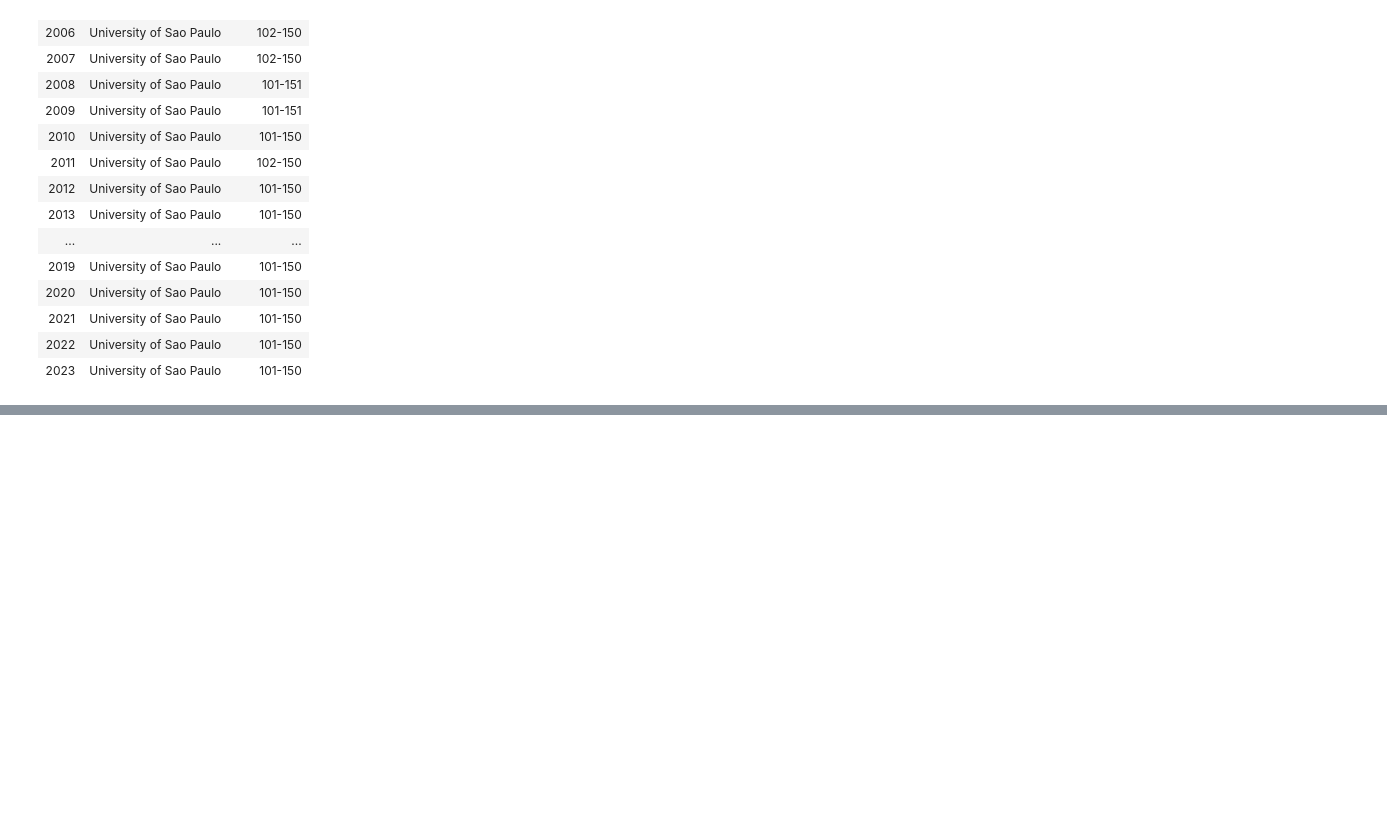
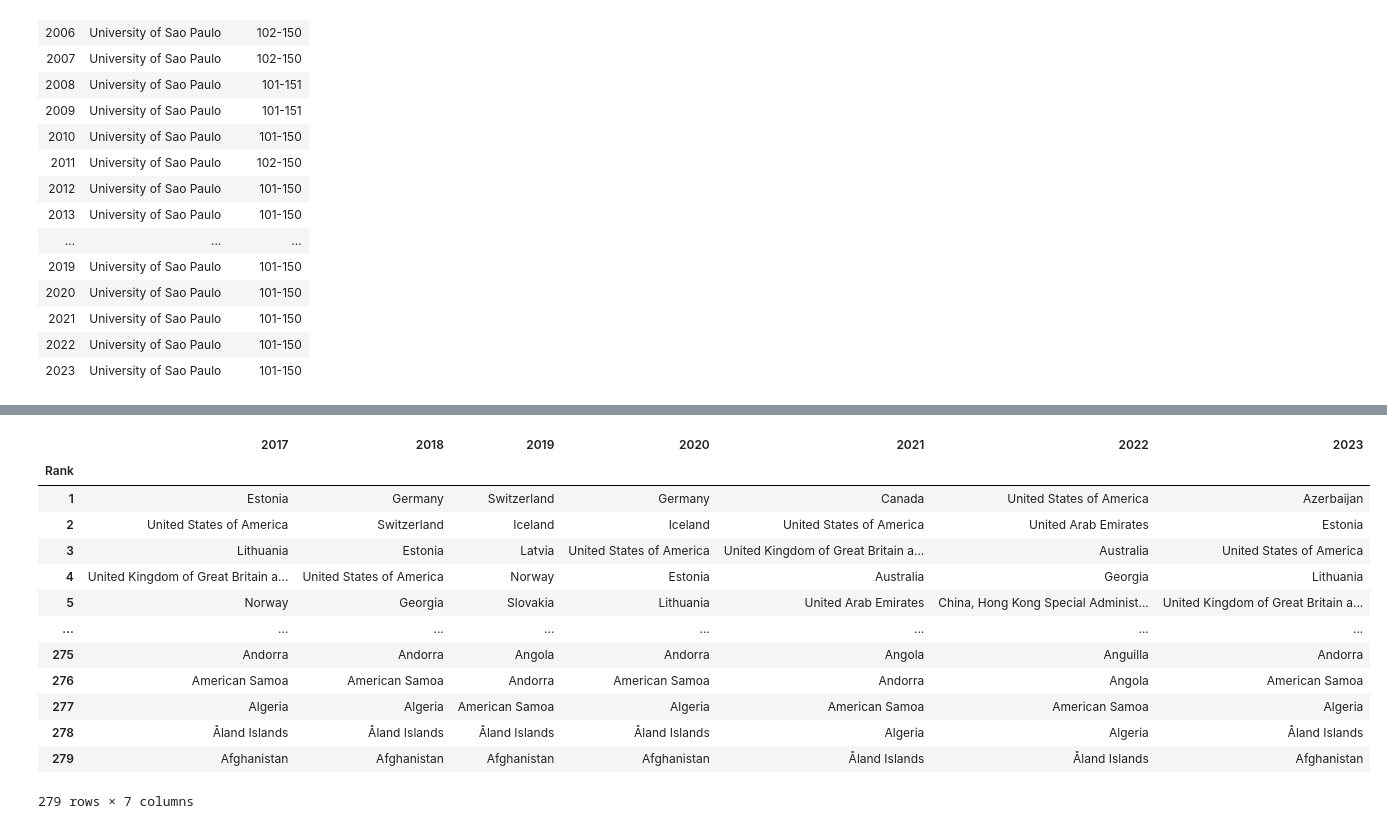
Before and after one commit to RodolfoPCruz/education_analysis, a Jupyter notebook: Comparativo/Comparativo.ipynb, the cells around one changed output, grey strips where cells are left out. Saved outputs shown, nothing was run; the diff lists cells and outputs as text; code cells hidden in the pictures; blank space fills up the shorter version.

```diff
--- a/Comparativo/Comparativo.ipynb
+++ b/Comparativo/Comparativo.ipynb
@@ -247,3 +253,14 @@ Data columns (total 8 columns):
  7   2023     1 non-null      float64
 dtypes: float64(7), object(1)
 memory usage: 17.6+ KB
+# %%
+#Adição de uma coluna com códigos dos países para permitir plotagem dos mapas
+
+codigos=[]
+for nome_pais in mean_year_schooling['Country']:
+    try:
+        codigos.append(pycountry.countries.get(name=nome_pais).alpha_3)
+    except:
+        print(nome_pais)
+        codigos.append(None)
+mean_year_schooling["Codigos Paises"]=codigos
@@ -950,0 +1090,27 @@ top_Shanghai_Brazil
+# %%
+#Criar um dataframe onde em cada coluna os paises estão ordenado pela escolaridade média
+
+anos=np.arange(2017,2024)
+df_paises_mean_year_schooling={}
+
+for ano in anos:
+    df_paises_mean_year_schooling[str(ano)]=mean_year_schooling.sort_values(by=ano,ascending=False).reset_index(drop=True).loc[:,"Country"]
+df_paises_mean_year_schooling=pd.DataFrame.from_dict(df_paises_mean_year_schooling)
+df_paises_mean_year_schooling.index=np.arange(1,len(df_paises_mean_year_schooling)+1)
+df_paises_mean_year_schooling.index.rename("Rank",inplace=True)
+df_paises_mean_year_schooling
+# %% [output]
+|  | 2017 | 2018 | 2019 | 2020 | 2021 | 2022 | 2023 |
+| Rank |  |  |  |  |  |  |  |
+| 1 | Estonia | Germany | Switzerland | Germany | Canada | United States of America | Azerbaijan |
+| 2 | United States of America | Switzerland | Iceland | Iceland | United States of America | United Arab Emirates | Estonia |
+| 3 | Lithuania | Estonia | Latvia | United States of America | United Kingdom of Great Britain a... | Australia | United States of America |
+| 4 | United Kingdom of Great Britain a... | United States of America | Norway | Estonia | Australia | Georgia | Lithuania |
+| 5 | Norway | Georgia | Slovakia | Lithuania | United Arab Emirates | China, Hong Kong Special Administ... | United Kingdom of Great Britain a... |
+| ... | ... | ... | ... | ... | ... | ... | ... |
+| 275 | Andorra | Andorra | Angola | Andorra | Angola | Anguilla | Andorra |
+| 276 | American Samoa | American Samoa | Andorra | American Samoa | Andorra | Angola | American Samoa |
+| 277 | Algeria | Algeria | American Samoa | Algeria | American Samoa | American Samoa | Algeria |
+| 278 | Åland Islands | Åland Islands | Åland Islands | Åland Islands | Algeria | Algeria | Åland Islands |
+| 279 | Afghanistan | Afghanistan | Afghanistan | Afghanistan | Åland Islands | Åland Islands | Afghanistan |
+279 rows × 7 columns
```
Also changed, not shown: parts of 26 cells of this notebook.
